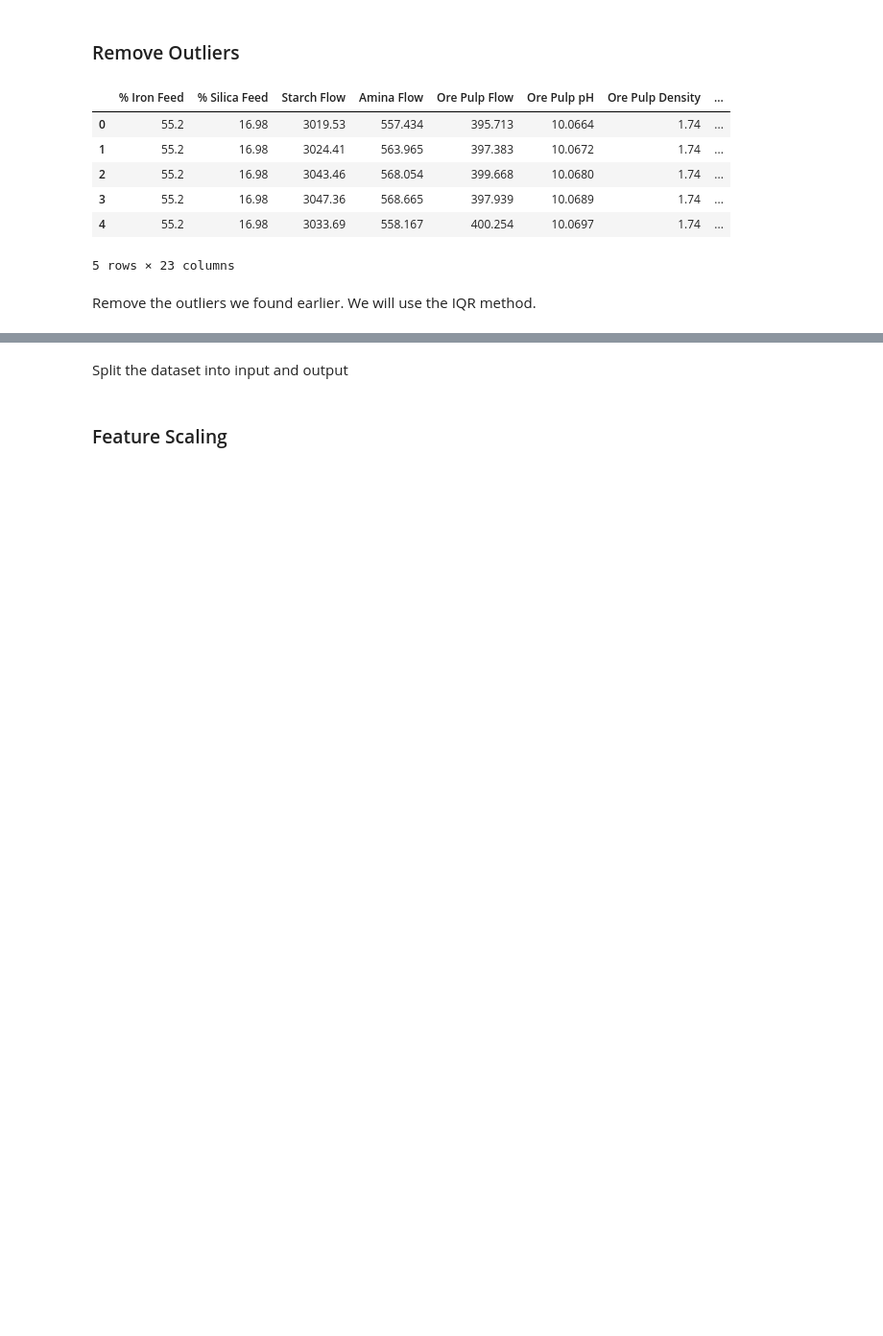
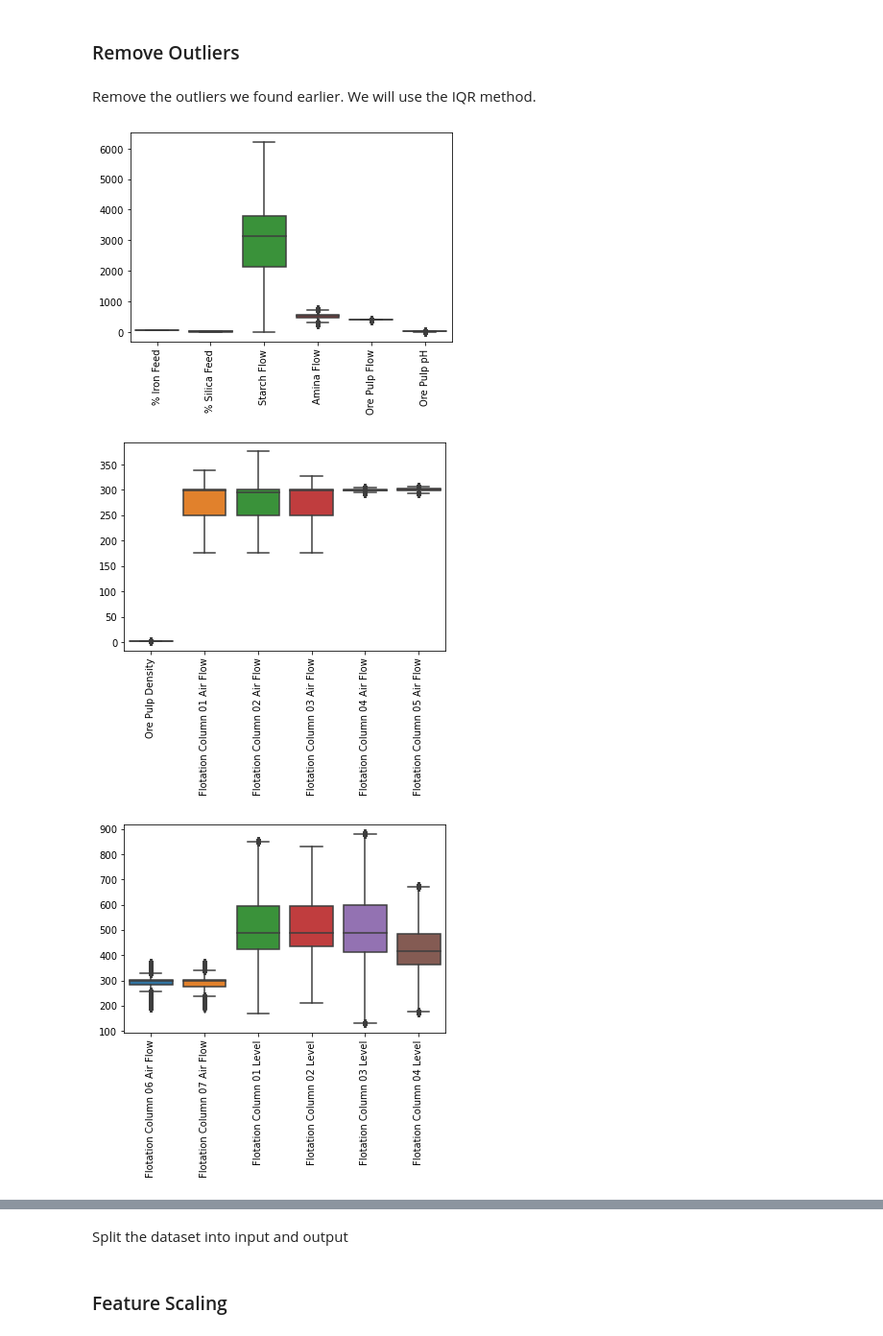
Before and after one commit to jtsang02/MINE-432-Project, a Jupyter notebook: ProjectCode.ipynb, the cells around one changed output, grey strips where cells are left out. Shown: that part at 96% size. Saved outputs shown, nothing was run; the diff lists cells and outputs as text; code cells hidden in the pictures; blank space fills up the shorter version.

Commit message:
outliers and multicolinarity

```diff
--- a/ProjectCode.ipynb
+++ b/ProjectCode.ipynb
@@ -181,14 +158,4 @@ We remove the columns that are highly correlated with the % of silica column.
 # %% [markdown]
 ### Remove Outliers
-# %%
-dataset.head()
-# %% [output]
-|  | % Iron Feed | % Silica Feed | Starch Flow | Amina Flow | Ore Pulp Flow | Ore Pulp pH | Ore Pulp Density | ... |
-| 0 | 55.2 | 16.98 | 3019.53 | 557.434 | 395.713 | 10.0664 | 1.74 | ... |
-| 1 | 55.2 | 16.98 | 3024.41 | 563.965 | 397.383 | 10.0672 | 1.74 | ... |
-| 2 | 55.2 | 16.98 | 3043.46 | 568.054 | 399.668 | 10.0680 | 1.74 | ... |
-| 3 | 55.2 | 16.98 | 3047.36 | 568.665 | 397.939 | 10.0689 | 1.74 | ... |
-| 4 | 55.2 | 16.98 | 3033.69 | 558.167 | 400.254 | 10.0697 | 1.74 | ... |
-5 rows × 23 columns
 # %% [markdown]
 Remove the outliers we found earlier. We will use the IQR method.
@@ -201,18 +162,22 @@ Remove the outliers we found earlier. We will use the IQR method.
 # %%
-# # remove outliers from all columns
-# x = dataset.iloc[:, :-1]
-# for i in range(0, len(x.columns)):
-#     q1 = dataset.iloc[:, i].quantile(0.25)
-#     q3 = dataset.iloc[:, i].quantile(0.75)
-#     iqr = q3 - q1
-#     lower_bound = q1 - (1.5 * iqr)
-#     upper_bound = q3 + (1.5 * iqr)
-#     dataset = dataset[(dataset.iloc[:, i] > lower_bound) & (dataset.iloc[:, i] < upper_bound)]
+# remove outliers from all columns
+x = dataset.iloc[:, :-1]
+for i in range(0, len(x.columns)):
+    q1 = dataset.iloc[:, i].quantile(0.25)
+    q3 = dataset.iloc[:, i].quantile(0.75)
+    iqr = q3 - q1
+    lower_bound = q1 - (1.5 * iqr)
+    upper_bound = q3 + (1.5 * iqr)
+    dataset = dataset[(dataset.iloc[:, i] > lower_bound) & (dataset.iloc[:, i] < upper_bound)]
 
-# # # create boxplots of each column except % silica concentrate
-# x = dataset.iloc[:, :-1]
-# for i in range(0, len(x.columns), 6):
-#     sns.boxplot(data=x.iloc[:, i:i+6])
-#     # make the x
-#     plt.xticks(rotation=90)
-#     plt.show()
+# # create boxplots of each column except % silica concentrate
+x = dataset.iloc[:, :-1]
+for i in range(0, len(x.columns), 6):
+    sns.boxplot(data=x.iloc[:, i:i+6])
+    # make the x
+    plt.xticks(rotation=90)
+    plt.show()
+# %% [output]
+[figure, added]
+[figure, added]
+[figure, added]
```
Also changed, not shown: parts of 40 cells of this notebook, 1 other file.
